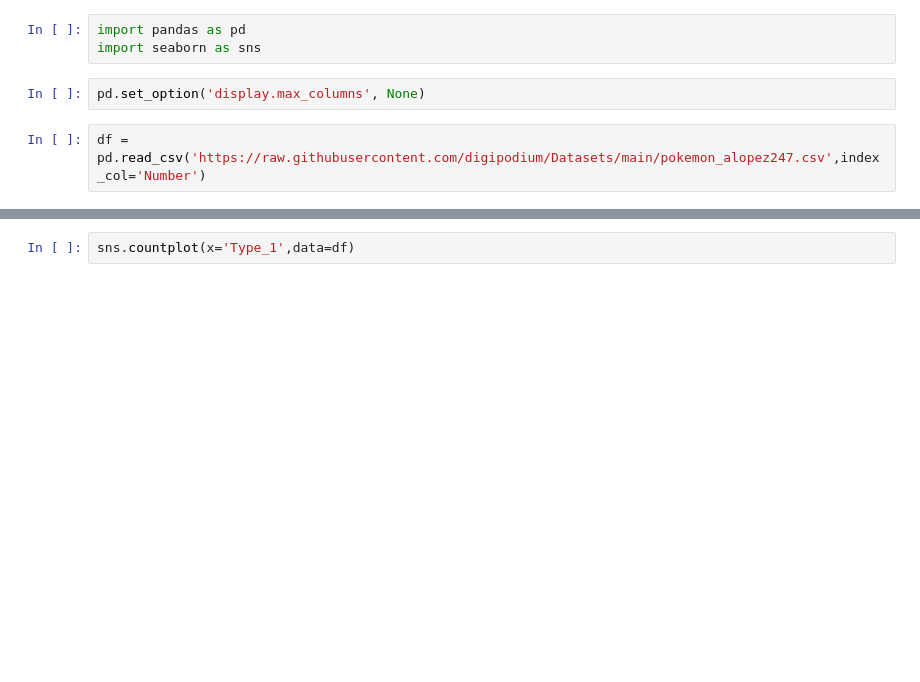
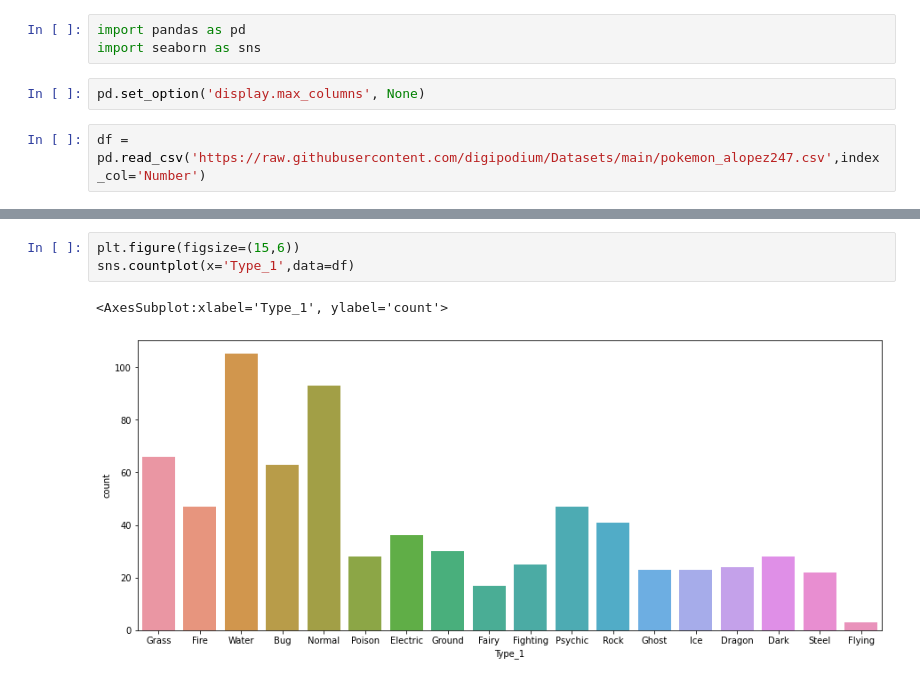
Before and after one commit to digipodium/2022JANPYDS330MTTF, a Jupyter notebook: analysis/visualization.ipynb, the cells around one changed output, grey strips where cells are left out. Saved outputs shown, nothing was run; the diff lists cells and outputs as text; blank space fills up the shorter version.

```diff
--- a/analysis/visualization.ipynb
+++ b/analysis/visualization.ipynb
@@ -38,4 +79,8 @@ df.Type_1.value_counts().plot(kind='bar')
 # %%
+plt.figure(figsize=(15,6))
 sns.countplot(x='Type_1',data=df)
+# %% [output]
+<AxesSubplot:xlabel='Type_1', ylabel='count'>
+[figure, added]
 # %%
 df.plot.scatter(x='Total',y='HP')
```
Also changed, not shown: parts of 25 cells of this notebook.
